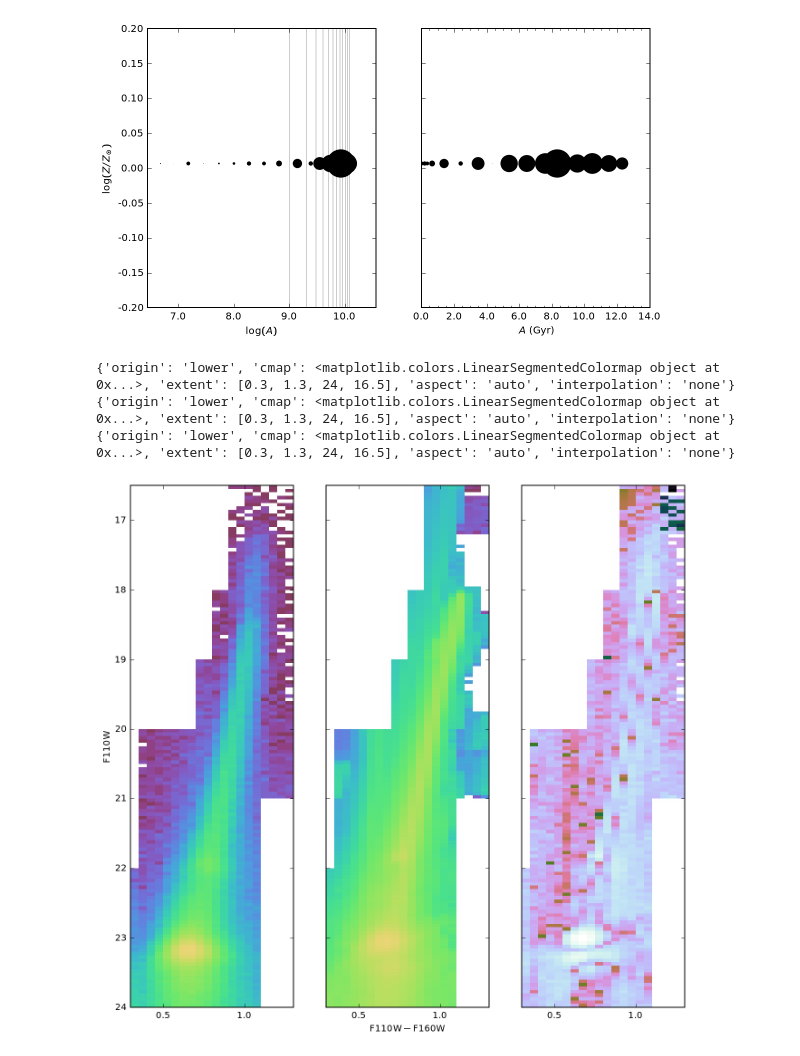
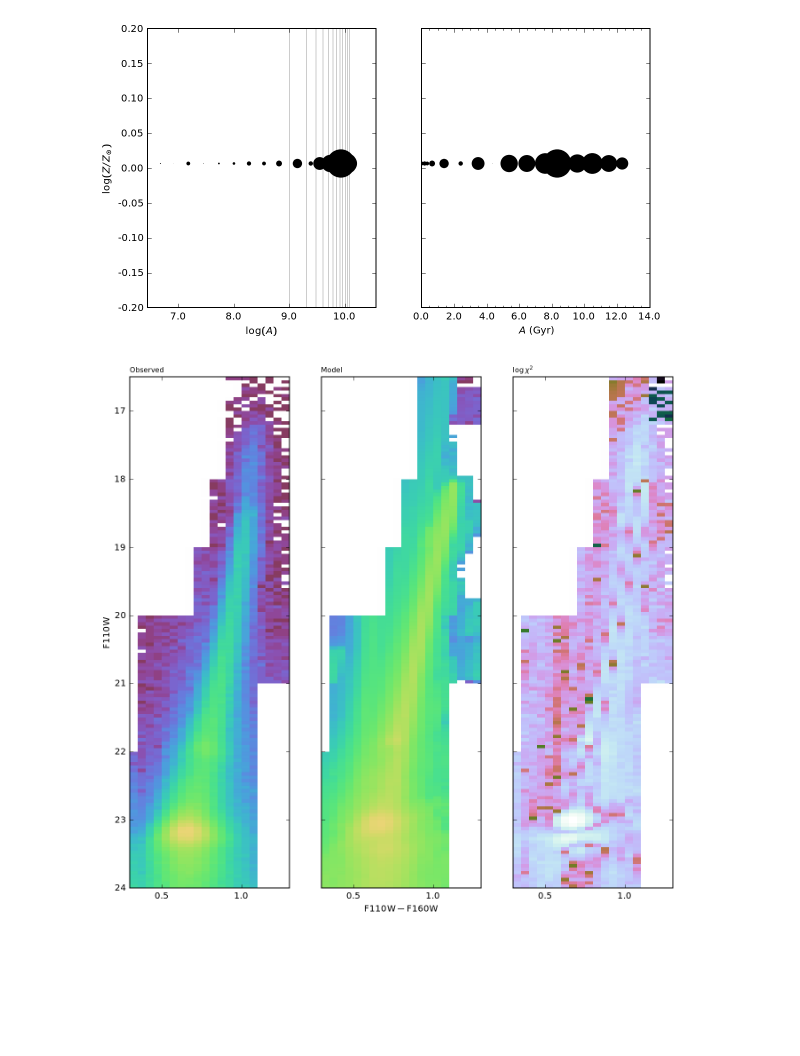
Before and after one commit to jonathansick/androcmd, a Jupyter notebook: notebooks/Brick23_OIR.ipynb, the cells around one changed output. Cells and saved outputs as stored; diff of their text form; code cells hidden in the pictures; blank space fills up the shorter version.

```diff
--- a/notebooks/Brick23_OIR.ipynb
+++ b/notebooks/Brick23_OIR.ipynb
@@ -158,34 +163,34 @@ mask_oir = Mask([opt_cmd, ir_cmd])
 # %% [markdown]
 ## Synthesize Optical and NIR CMD Planes
 # %%
-full_synth_oir_dir = os.path.join(STARFISH, synth_oir_dir)
-if not os.path.exists(full_synth_oir_dir):
-    os.makedirs(full_synth_oir_dir)
+full_synth_dir = os.path.join(STARFISH, synth_dir)
+if not os.path.exists(full_synth_dir):
+    os.makedirs(full_synth_dir)
 
-# Use PHAT AST from the outer field
-crowd_oir_path = os.path.join(synth_oir_dir, "crowding.dat")
-full_crowd_oir_path = os.path.join(STARFISH, crowd_oir_path)
+# Use PHAT AST from the outer field (field 0)
+crowd_path = os.path.join(synth_dir, "crowding.dat")
+full_crowd_path = os.path.join(STARFISH, crowd_path)
 tbl = PhatAstTable()
-tbl.write_crowdfile_for_field(full_crowd_oir_path, 0,
+tbl.write_crowdfile_for_field(full_crowd_path, 0,
                               bands=('f475w', 'f814w', 'f110w', 'f160w'))
-crowd_oir = ExtantCrowdingTable(crowd_oir_path)
+crowd = ExtantCrowdingTable(crowd_path)
 
 # No extinction, yet
 young_av = ExtinctionDistribution()
 old_av = ExtinctionDistribution()
-rel_extinction_oir = np.ones(len(wfc3_bands), dtype=float)
+rel_extinction = np.ones(len(wfc3_bands), dtype=float)
 for av in (young_av, old_av):
     av.set_uniform(0.)
 
-synth_oir = Synth(synth_oir_dir, builder, lockfile_oir, crowd_oir,
-                  rel_extinction_oir,
+synth = Synth(synth_dir, builder, lockfile, crowd,
+                  rel_extinction,
                   young_extinction=young_av,
                   old_extinction=old_av,
-                  planes=[opt_cmd, ir_cmd],
+                  planes=oir_planes,
                   mass_span=(0.08, 150.),
                   nstars=10000000)
-if len(glob(os.path.join(STARFISH, synth_oir_dir, "z*"))) == 0:
-    synth_oir.run_synth(n_cpu=4)
+if len(glob(os.path.join(STARFISH, synth_dir, "z*"))) == 0:
+    synth.run_synth(n_cpu=4)
 # %% [markdown]
 ## Visualization of the simulated Hess planes
 # %%
@@ -292,3 +290,9 @@ sfh_oir_table = sfh_oir.solution_table()
+# %%
+from starfisher import SFH
+sfh_oir = SFH(data_oir_root, synth, fit_oir_dir, planes=oir_planes)
+if not os.path.exists(sfh_oir.full_outfile_path):
+    sfh_oir.run_sfh()
+sfh_oir_table = sfh_oir.solution_table()
 # %% [markdown]
 ### Visualization of the OIR SFH Model
 # %%
@@ -316,25 +320,20 @@ fig.show()
 # %%
 import cubehelix
 cmapper = lambda: cubehelix.cmap(startHue=240,endHue=-300,minSat=1,maxSat=2.5,
                                  minLight=.3,maxLight=.8,gamma=.9)
 
 from starfisher.sfhplot import ChiTriptykPlot
 fig = plt.figure(figsize=(10, 10))
-ctp = ChiTriptykPlot(sfh_oir.full_chi_path, 2, ir_cmd.x_span, ir_cmd.y_span,
-                     ir_cmd.dpix, ir_cmd.x_label, ir_cmd.y_label,
-                     flipy=True)
+ctp = ChiTriptykPlot(sfh_oir, ir_cmd)
 ax_obs_ir, ax_mod_ir, ax_chi_ir = ctp.setup_axes(fig)
 ctp.plot_obs_in_ax(ax_obs_ir, cmap=cmapper())
 ctp.plot_mod_in_ax(ax_mod_ir, cmap=cmapper())
 ctp.plot_chi_in_ax(ax_chi_ir, cmap=cubehelix.cmap())
-ax_obs.text(0.0, 1.01, "Observed", transform=ax_obs_ir.transAxes, size=8, ha='left')
-ax_mod.text(0.0, 1.01, "Model", transform=ax_mod_ir.transAxes, size=8, ha='left')
-ax_chi.text(0.0, 1.01, r"$\log \chi^2$", transform=ax_chi_ir.transAxes, size=8, ha='left')
+ax_obs_ir.text(0.0, 1.01, "Observed", transform=ax_obs_ir.transAxes, size=8, ha='left')
+ax_mod_ir.text(0.0, 1.01, "Model", transform=ax_mod_ir.transAxes, size=8, ha='left')
+ax_chi_ir.text(0.0, 1.01, r"$\log \chi^2$", transform=ax_chi_ir.transAxes, size=8, ha='left')
 fig.show()
 # %% [output]
-{'origin': 'lower', 'cmap': <matplotlib.colors.LinearSegmentedColormap object at 0x...>, 'extent': [0.3, 1.3, 24, 16.5], 'aspect': 'auto', 'interpolation': 'none'}
-{'origin': 'lower', 'cmap': <matplotlib.colors.LinearSegmentedColormap object at 0x...>, 'extent': [0.3, 1.3, 24, 16.5], 'aspect': 'auto', 'interpolation': 'none'}
-{'origin': 'lower', 'cmap': <matplotlib.colors.LinearSegmentedColormap object at 0x...>, 'extent': [0.3, 1.3, 24, 16.5], 'aspect': 'auto', 'interpolation': 'none'}
-[figure, old version]
+[figure, new version]
 # %%
 fig = plt.figure(figsize=(10, 10))
```
Also changed, not shown: parts of 7 cells of this notebook.
